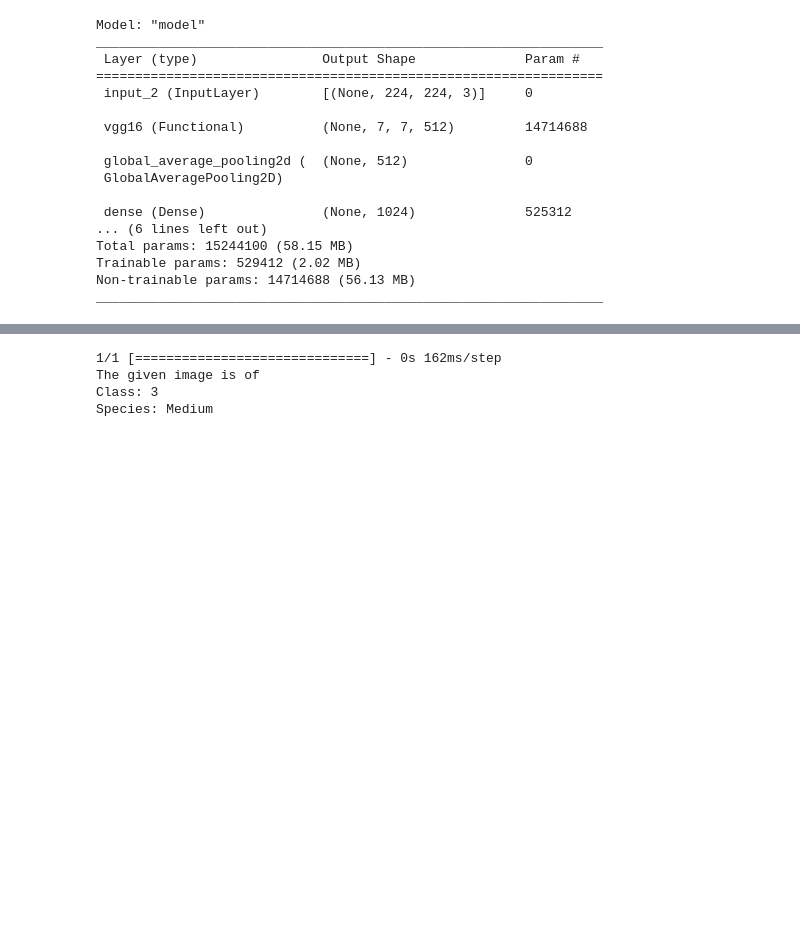
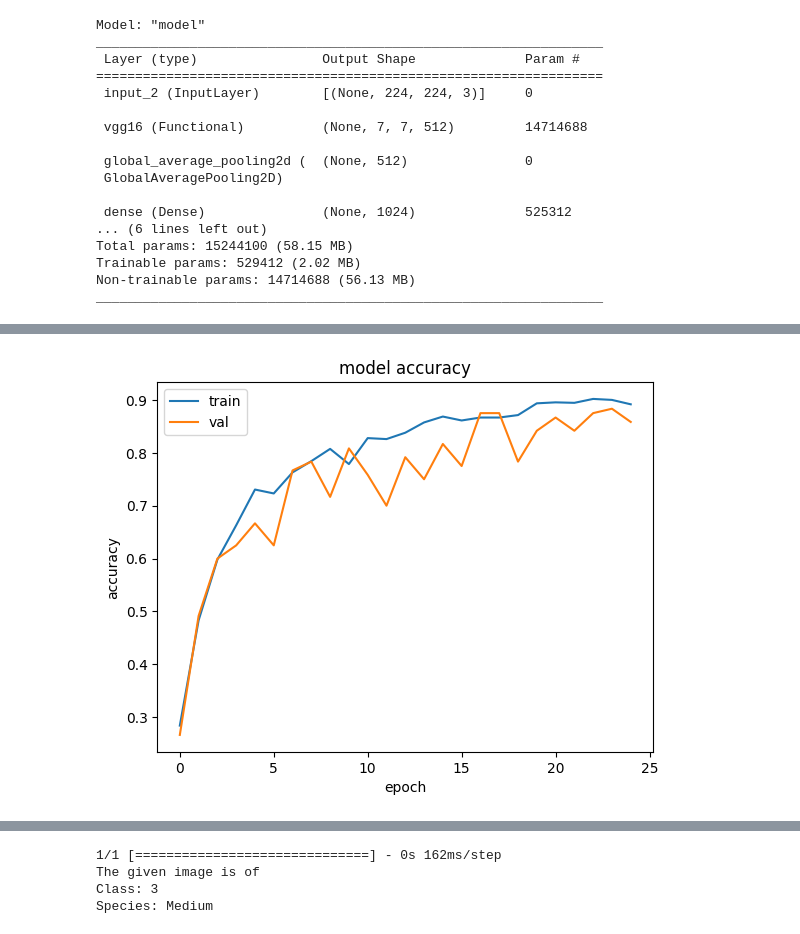
Before and after one commit to Mrudula1205/CoffeeBeanRoastClassification, a Jupyter notebook: Classification.ipynb, the cells around one changed output, grey strips where cells are left out. Saved outputs shown, nothing was run; the diff lists cells and outputs as text; code cells hidden in the pictures; blank space fills up the shorter version.

```diff
--- a/Classification.ipynb
+++ b/Classification.ipynb
@@ -193,0 +193,12 @@ Epoch 25/25
+# %%
+from sklearn.metrics import classification_report, confusion_matrix, ConfusionMatrixDisplay
+from sklearn.metrics import accuracy_score, precision_score, recall_score, f1_score
+plt.plot(hist.history['categorical_accuracy'])
+plt.plot(hist.history['val_categorical_accuracy'])
+plt.title('model accuracy')
+plt.ylabel('accuracy')
+plt.xlabel('epoch')
+plt.legend(['train', 'val'], loc='upper left')
+plt.show()
+# %% [output]
+[figure, added]
```
Also changed, not shown: parts of 17 cells of this notebook, 2 other files.
